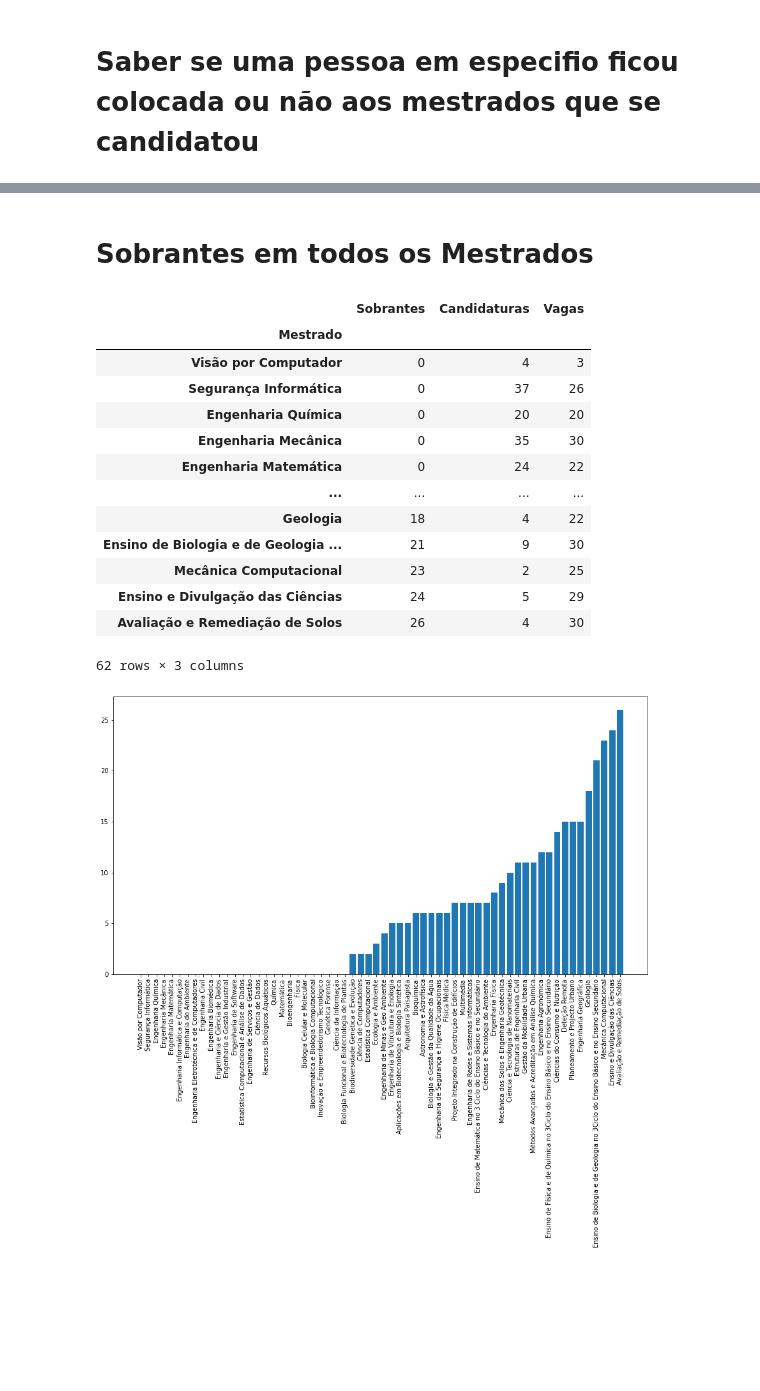
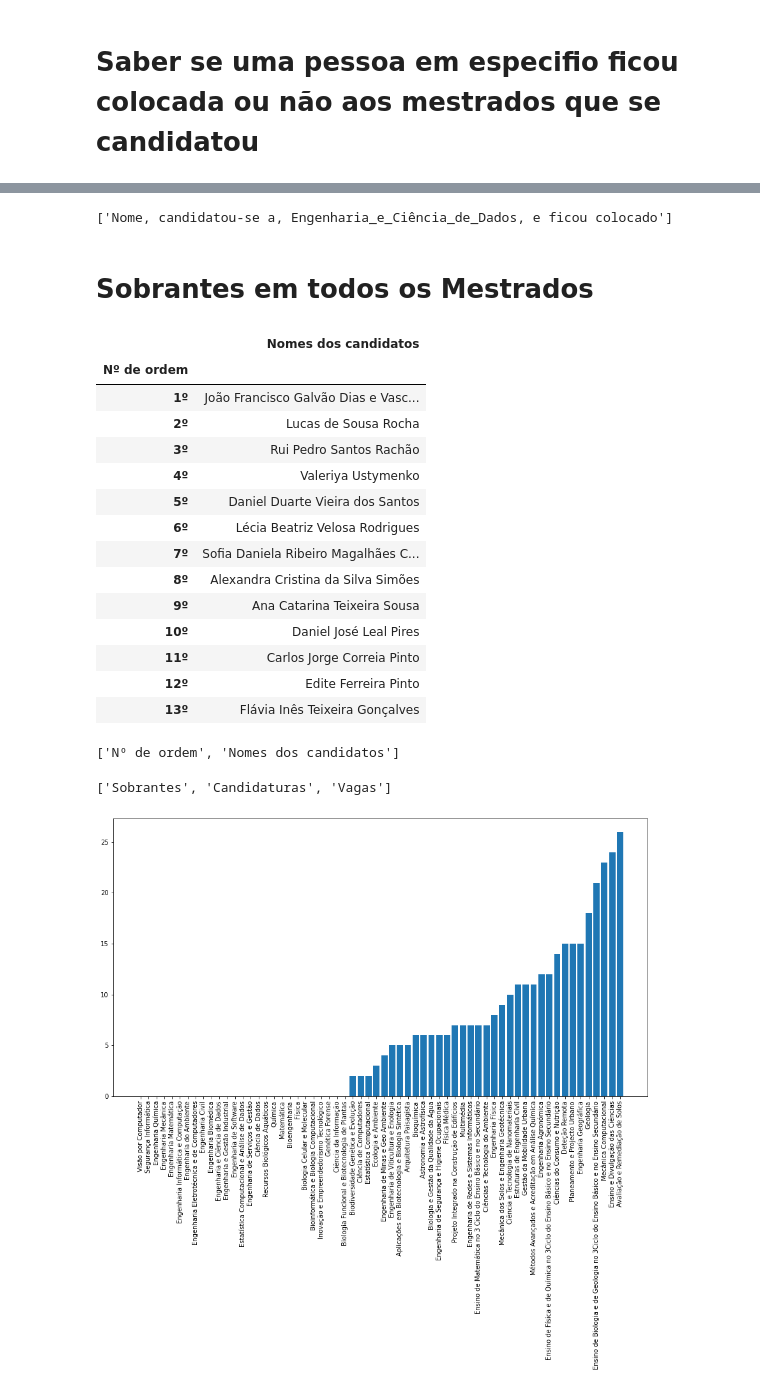
Before and after one commit to DanielscSeta/Mestrados_FCUP, a Jupyter notebook: Mestrados_FCUP+FEUP (1).ipynb, the cells around one changed output, grey strips where cells are left out. Drawn from its saved outputs; the diff is of its cells as text; code cells hidden in the pictures; blank space fills up the shorter version.

```diff
--- a/Mestrados_FCUP+FEUP (1).ipynb
+++ b/Mestrados_FCUP+FEUP (1).ipynb
@@ -202,3 +205,7 @@ Danilo Garcia Brandão candidatou-se a Engenharia_e_Ciência_de_Dados e ficou co
+# %%
+lista_da_piça
+# %% [output]
+['Nome, candidatou-se a, Engenharia_e_Ciência_de_Dados, e ficou colocado']
 # %% [markdown]
 # Sobrantes em todos os Mestrados
 # %%
@@ -250,23 +257,39 @@ frame = { 'Mestrado': Mestrados_Serie, 'Sobrantes': Sobram_Serie, 'Candidaturas'
 
 df1 = pd.DataFrame(frame)
 Sobrantes_df = df1.sort_values('Sobrantes').set_index('Mestrado')
-# %%
-Sobrantes_df
-# %% [output]
-|  | Sobrantes | Candidaturas | Vagas |
-| Mestrado |  |  |  |
-| Visão por Computador | 0 | 4 | 3 |
-| Segurança Informática | 0 | 37 | 26 |
-| Engenharia Química | 0 | 20 | 20 |
-| Engenharia Mecânica | 0 | 35 | 30 |
-| Engenharia Matemática | 0 | 24 | 22 |
-| ... | ... | ... | ... |
-| Geologia | 18 | 4 | 22 |
-| Ensino de Biologia e de Geologia ... | 21 | 9 | 30 |
-| Mecânica Computacional | 23 | 2 | 25 |
-| Ensino e Divulgação das Ciências | 24 | 5 | 29 |
-| Avaliação e Remediação de Solos | 26 | 4 | 30 |
-62 rows × 3 columns
+# %%
+# d["df_2_{0}".format("Aplicações_em_Biotecnologia_e_Biologia_Sintética")].iloc[0:0, :]
+migas = d["df_2_{0}".format("Aplicações_em_Biotecnologia_e_Biologia_Sintética")]
+migas
+# data = data.iloc[5:,]
+# %% [output]
+|  | Nomes dos candidatos |
+| Nº de ordem |  |
+| 1º | João Francisco Galvão Dias e Vasc... |
+| 2º | Lucas de Sousa Rocha |
+| 3º | Rui Pedro Santos Rachão |
+| 4º | Valeriya Ustymenko |
+| 5º | Daniel Duarte Vieira dos Santos |
+| 6º | Lécia Beatriz Velosa Rodrigues |
+| 7º | Sofia Daniela Ribeiro Magalhães C... |
+| 8º | Alexandra Cristina da Silva Simões |
+| 9º | Ana Catarina Teixeira Sousa |
+| 10º | Daniel José Leal Pires |
+| 11º | Carlos Jorge Correia Pinto |
+| 12º | Edite Ferreira Pinto |
+| 13º | Flávia Inês Teixeira Gonçalves |
+# %%
+
+ans = migas.to_records(index=True)
+header = migas.columns.values.tolist()
+header.insert(0,migas.index.name)
+header
+# %% [output]
+['Nº de ordem', 'Nomes dos candidatos']
+# %%
+Sobrantes_df.columns.values.tolist()
+# %% [output]
+['Sobrantes', 'Candidaturas', 'Vagas']
 # %%
 plt.figure(figsize=(15,8))
 plt.bar(Sobrantes_df.index, Sobrantes_df['Sobrantes'])
```
Also changed, not shown: parts of 8 cells of this notebook, 11 other files.
